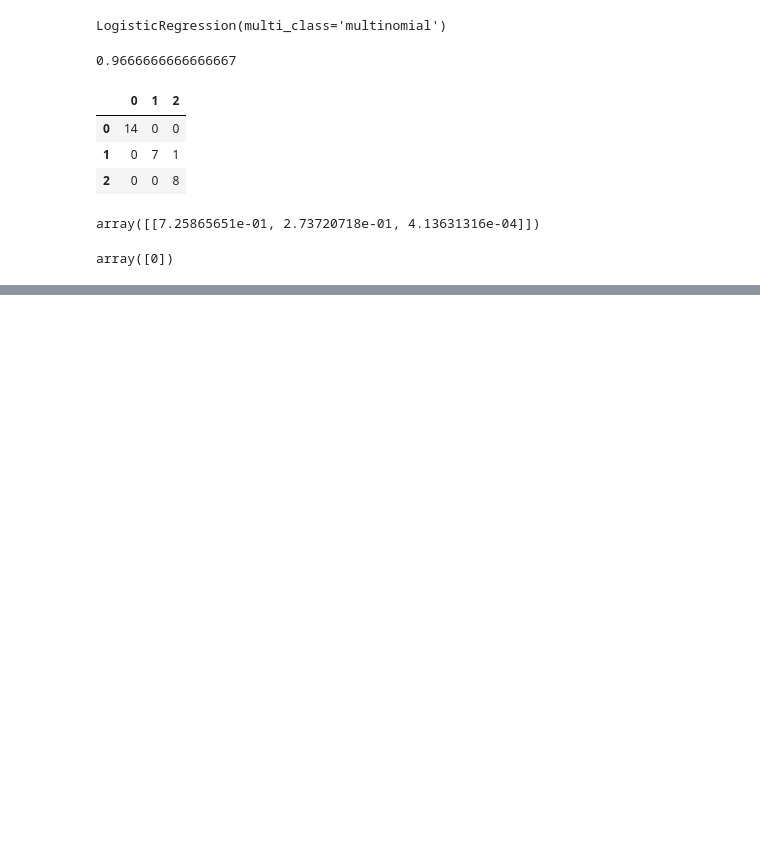
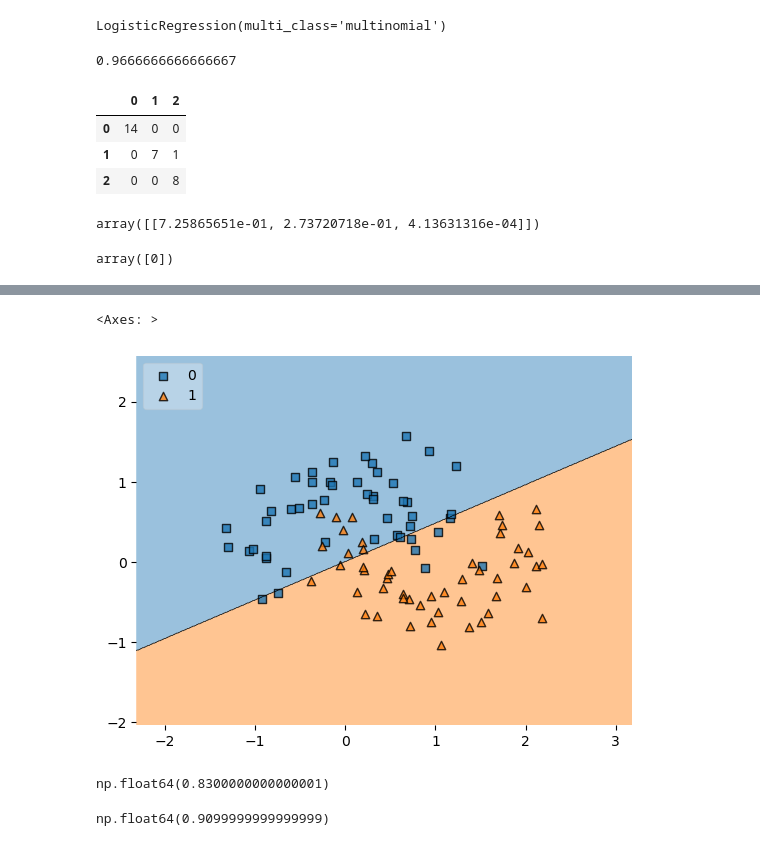
Before and after one commit to TANUSHRI-BHISE/LinearRegression, a Jupyter notebook: multinominal_logistic_polynomial.ipynb, the cells around one changed output, grey strips where cells are left out. Drawn from its saved outputs; the diff is of its cells as text; code cells hidden in the pictures; blank space fills up the shorter version.

```diff
--- a/multinominal_logistic_polynomial.ipynb
+++ b/multinominal_logistic_polynomial.ipynb
@@ -107,0 +216,2 @@ array([0])
+# %%
+clf=LogisticRegression()
@@ -107,0 +222,5 @@ array([0])
+# %%
+plot_decision_regions(X,y.astype('int'),clf,legend=2)
+# %% [output]
+<Axes: >
+[figure, added]
@@ -107,0 +235,8 @@ array([0])
+# %%
+np.mean(cross_val_score(clf,X,y,scoring='accuracy',cv=10))
+# %% [output]
+np.float64(0.8300000000000001)
+# %%
+np.mean(cross_val_score(clf1,X_trf,y,scoring='accuracy',cv=10))
+# %% [output]
+np.float64(0.9099999999999999)
```
Also changed, not shown: parts of 29 cells of this notebook.
